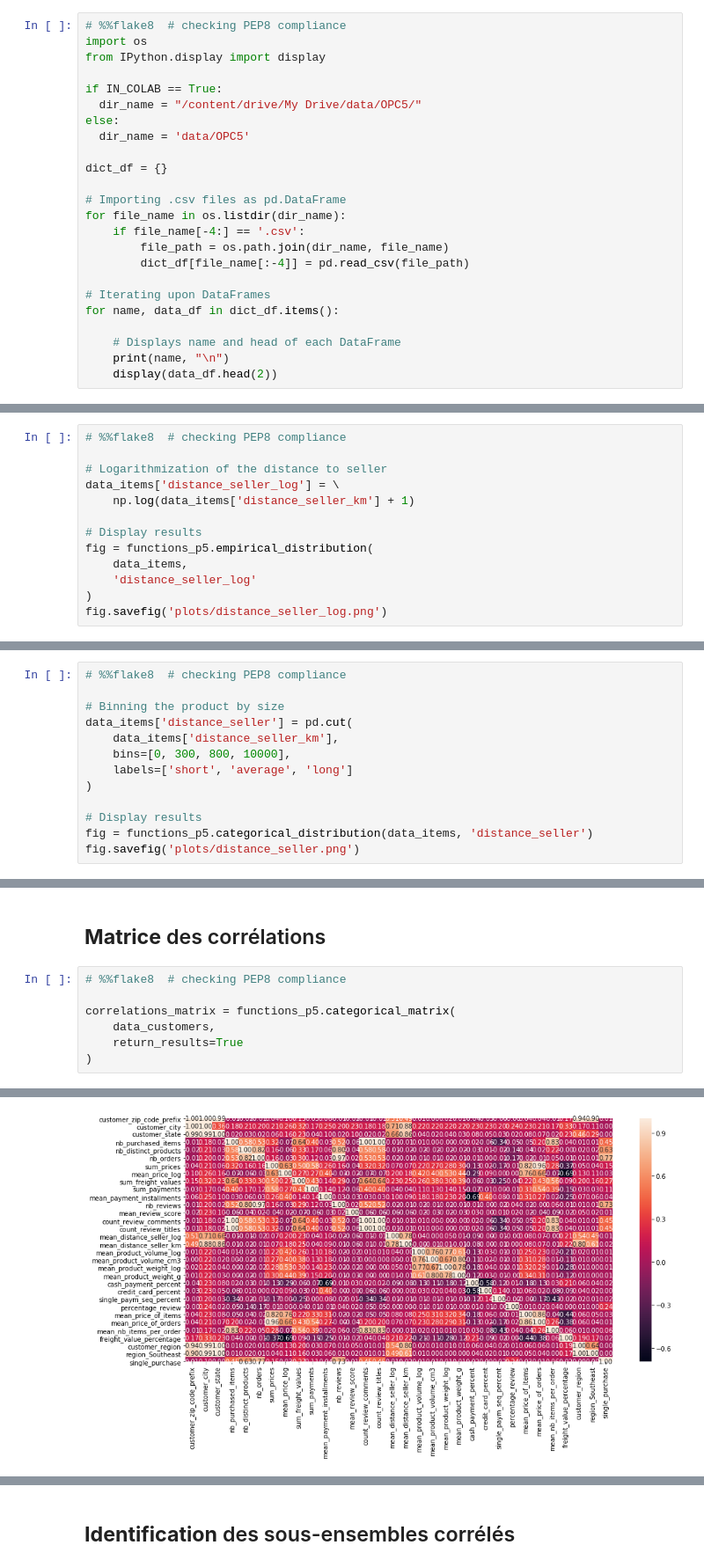
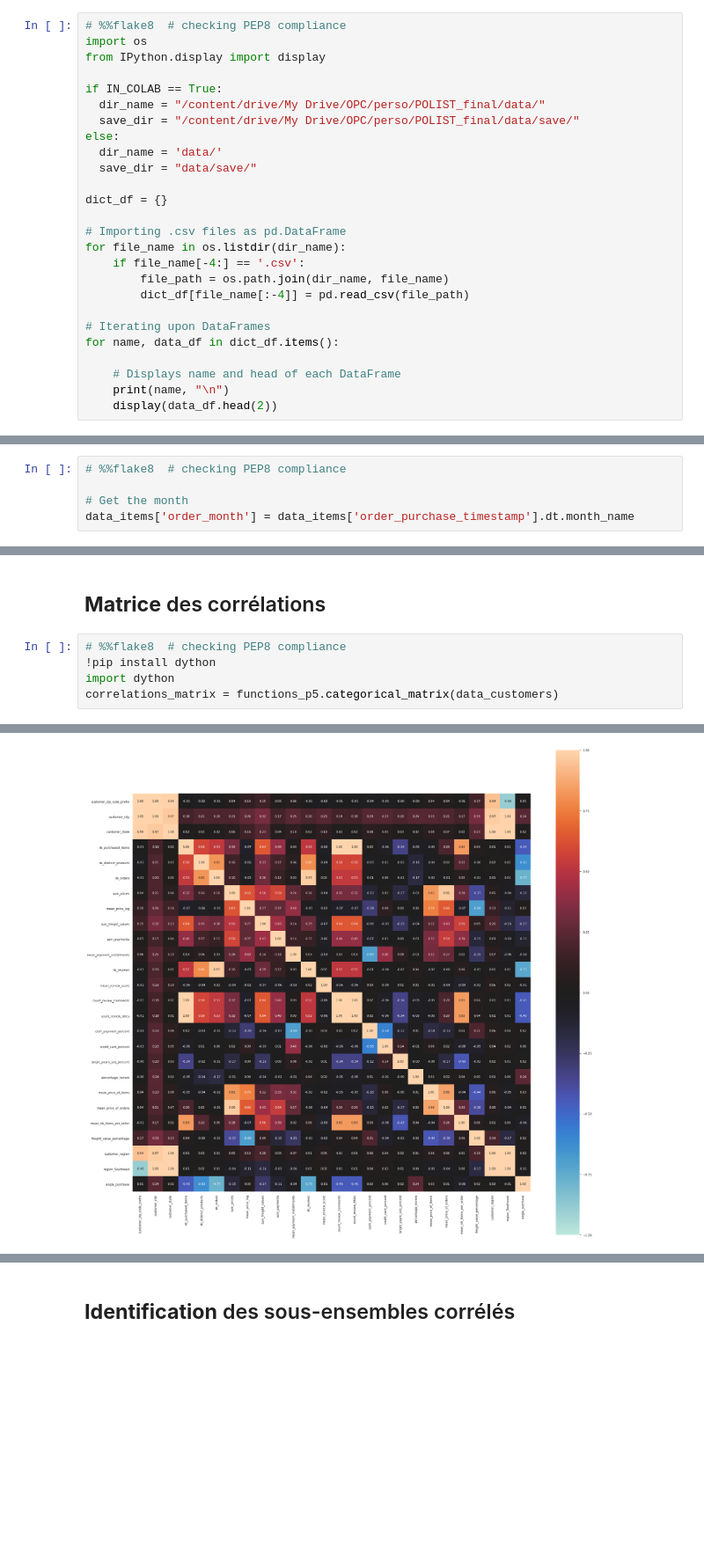
Before and after one commit to SmadjaPaul/DATASCIENCE-PROJECT, a Jupyter notebook: POLIST_smadja_paul(P5)/POLIST_01_notebookanalyse.ipynb, the cells around one changed output, grey strips where cells are left out. Shown at 88% size. Drawn from its saved outputs; the diff is of its cells as text; blank space fills up the shorter version.

```diff
--- a/POLIST_smadja_paul(P5)/POLIST_01_notebookanalyse.ipynb
+++ b/POLIST_smadja_paul(P5)/POLIST_01_notebookanalyse.ipynb
@@ -66,9 +75,11 @@ import os
 from IPython.display import display
 
 if IN_COLAB == True:
-  dir_name = "/content/drive/My Drive/data/OPC5/"
+  dir_name = "/content/drive/My Drive/OPC/perso/POLIST_final/data/"
+  save_dir = "/content/drive/My Drive/OPC/perso/POLIST_final/data/save/"
 else:
-  dir_name = 'data/OPC5'
+  dir_name = 'data/'
+  save_dir = "data/save/"
 
 dict_df = {}
 
@@ -1266,13 +1403,0 @@ fig.savefig('plots/distance_seller_km.png')
-# %%
-# %%flake8  # checking PEP8 compliance
-
-# Logarithmization of the distance to seller
-data_items['distance_seller_log'] = \
-    np.log(data_items['distance_seller_km'] + 1)
-
-# Display results
-fig = functions_p5.empirical_distribution(
-    data_items,
-    'distance_seller_log'
-)
-fig.savefig('plots/distance_seller_log.png')
@@ -1281,13 +1403,0 @@ fig.savefig('plots/distance_seller_log.png')
-# %%
-# %%flake8  # checking PEP8 compliance
-
-# Binning the product by size
-data_items['distance_seller'] = pd.cut(
-    data_items['distance_seller_km'],
-    bins=[0, 300, 800, 10000],
-    labels=['short', 'average', 'long']
-)
-
-# Display results
-fig = functions_p5.categorical_distribution(data_items, 'distance_seller')
-fig.savefig('plots/distance_seller.png')
@@ -1316,3 +1427,8 @@ fig.savefig('plots/order_season.png')
+# %%
+# %%flake8  # checking PEP8 compliance
+
+# Get the month
+data_items['order_month'] = data_items['order_purchase_timestamp'].dt.month_name
 # %% [markdown]
 ## **Regroupement** des catégories de produit
 # %%
@@ -1836,9 +1956,7 @@ La librairie dython (http://shakedzy.xyz/dython/) permet de calculer :
 ## **Matrice** des corrélations
 # %%
 # %%flake8  # checking PEP8 compliance
-
-correlations_matrix = functions_p5.categorical_matrix(
-    data_customers,
-    return_results=True
-)
+!pip install dython
+import dython
+correlations_matrix = functions_p5.categorical_matrix(data_customers)
 # %% [output]
@@ -1845 +1977 @@ correlations_matrix = functions_p5.categorical_matrix(
-[figure, old version]
+[figure, new version]
```
Also changed, not shown: parts of 118 cells of this notebook, 1 other file.
